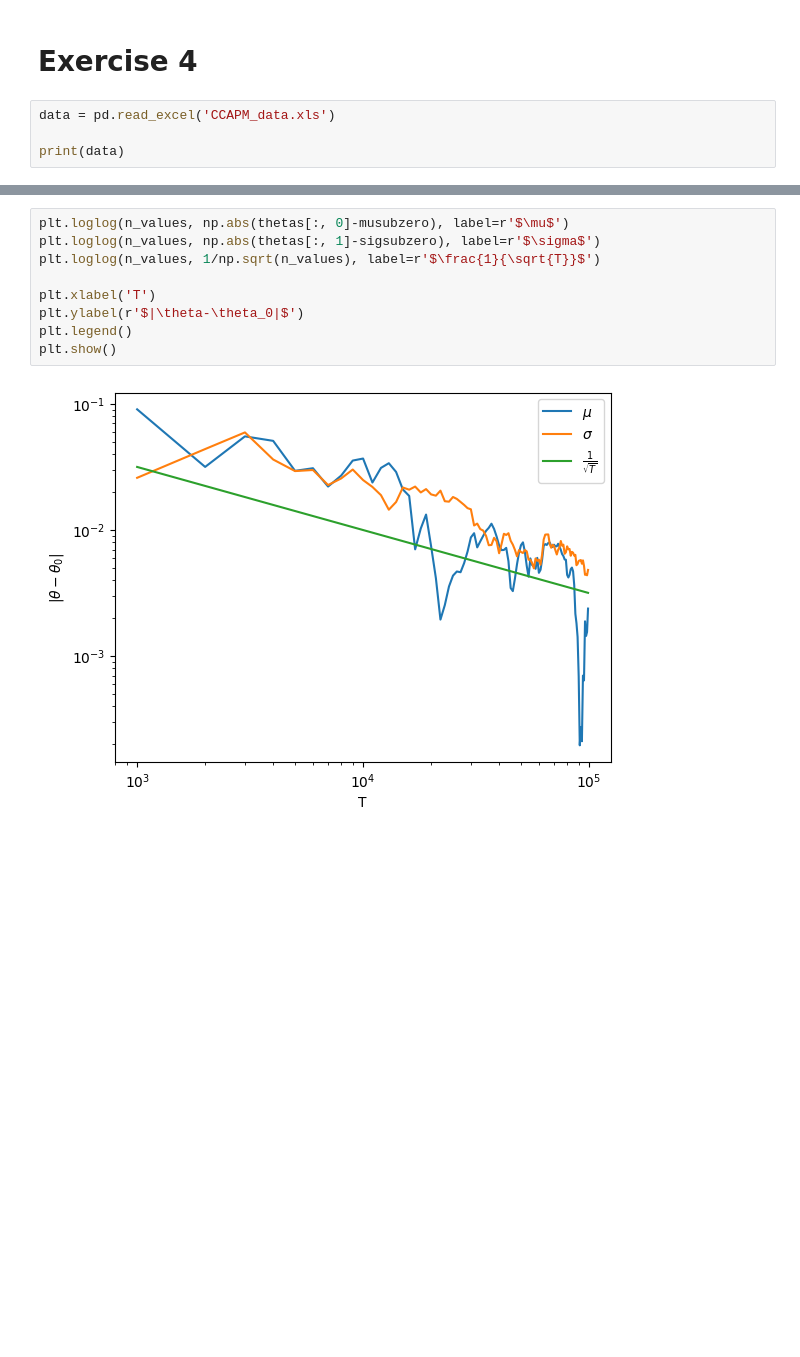
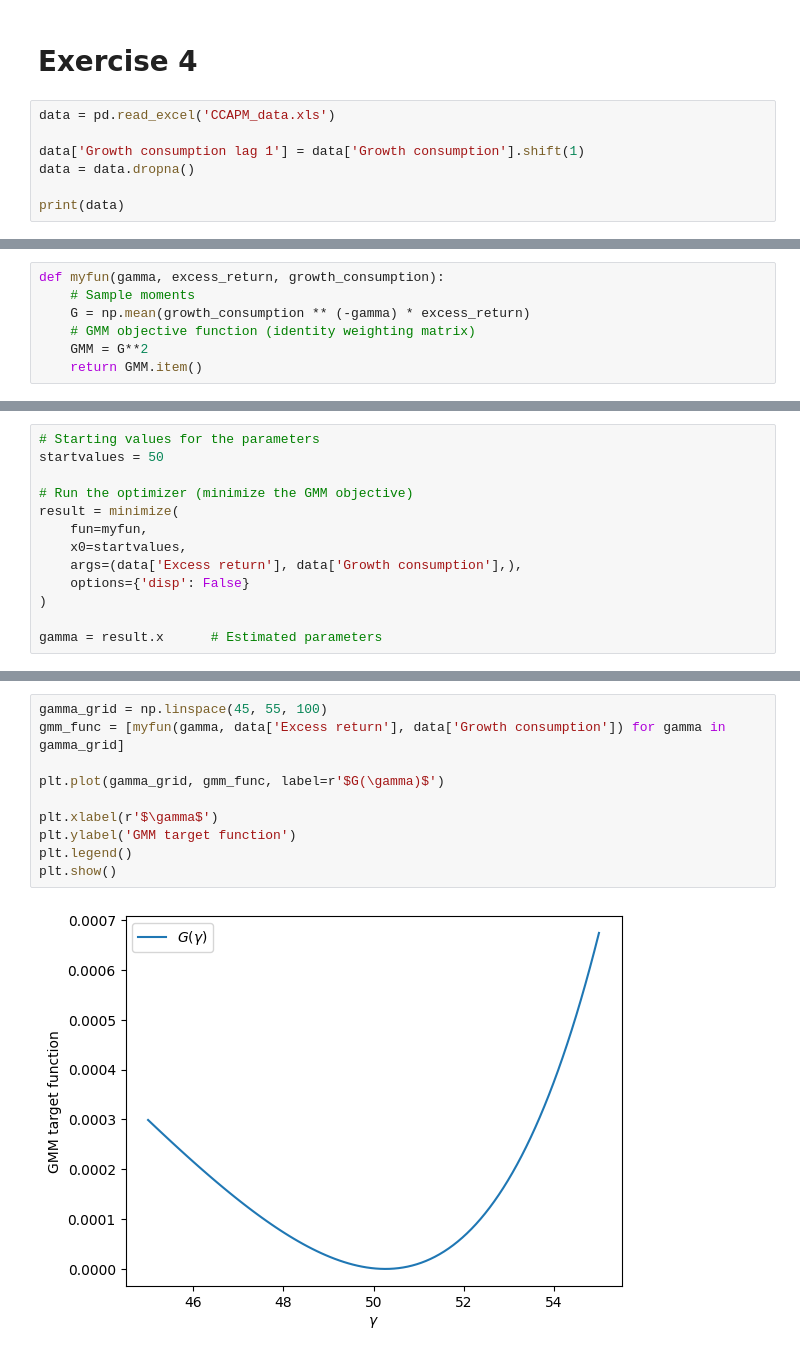
Before and after one commit to Naarsk/Economics, a Jupyter notebook: Finance/Empirical_Finance/ps_3/ex_4.ipynb, the cells around one changed output, grey strips where cells are left out. Cells and saved outputs as stored; diff of their text form; blank space fills up the shorter version.

```diff
--- a/Finance/Empirical_Finance/ps_3/ex_4.ipynb
+++ b/Finance/Empirical_Finance/ps_3/ex_4.ipynb
@@ -8,5 +9,8 @@ import matplotlib.pyplot as plt
 # %%
 data = pd.read_excel('CCAPM_data.xls')
 
+data['Growth consumption lag 1'] = data['Growth consumption'].shift(1)
+data = data.dropna()
+
 print(data)
 # %% [output]
@@ -93,0 +33,7 @@ Plot the GMM objective function
+# %%
+def myfun(gamma, excess_return, growth_consumption):
+    # Sample moments
+    G = np.mean(growth_consumption ** (-gamma) * excess_return)
+    # GMM objective function (identity weighting matrix)
+    GMM = G**2
+    return GMM.item()
@@ -93,0 +42,13 @@ Plot the GMM objective function
+# %%
+# Starting values for the parameters
+startvalues = 50
+
+# Run the optimizer (minimize the GMM objective)
+result = minimize(
+    fun=myfun,
+    x0=startvalues,
+    args=(data['Excess return'], data['Growth consumption'],),
+    options={'disp': False}
+)
+
+gamma = result.x      # Estimated parameters
@@ -94,11 +61,12 @@ Plot the GMM objective function
 # %%
-plt.loglog(n_values, np.abs(thetas[:, 0]-musubzero), label=r'$\mu$')
-plt.loglog(n_values, np.abs(thetas[:, 1]-sigsubzero), label=r'$\sigma$')
-plt.loglog(n_values, 1/np.sqrt(n_values), label=r'$\frac{1}{\sqrt{T}}$')
+gamma_grid = np.linspace(45, 55, 100)
+gmm_func = [myfun(gamma, data['Excess return'], data['Growth consumption']) for gamma in gamma_grid]
 
-plt.xlabel('T')
-plt.ylabel(r'$|\theta-\theta_0|$')
+plt.plot(gamma_grid, gmm_func, label=r'$G(\gamma)$')
+
+plt.xlabel(r'$\gamma$')
+plt.ylabel('GMM target function')
 plt.legend()
 plt.show()
 # %% [output]
-[figure, old version]
+[figure, new version]
```
Also changed, not shown: parts of 19 cells of this notebook, 1 other file.
